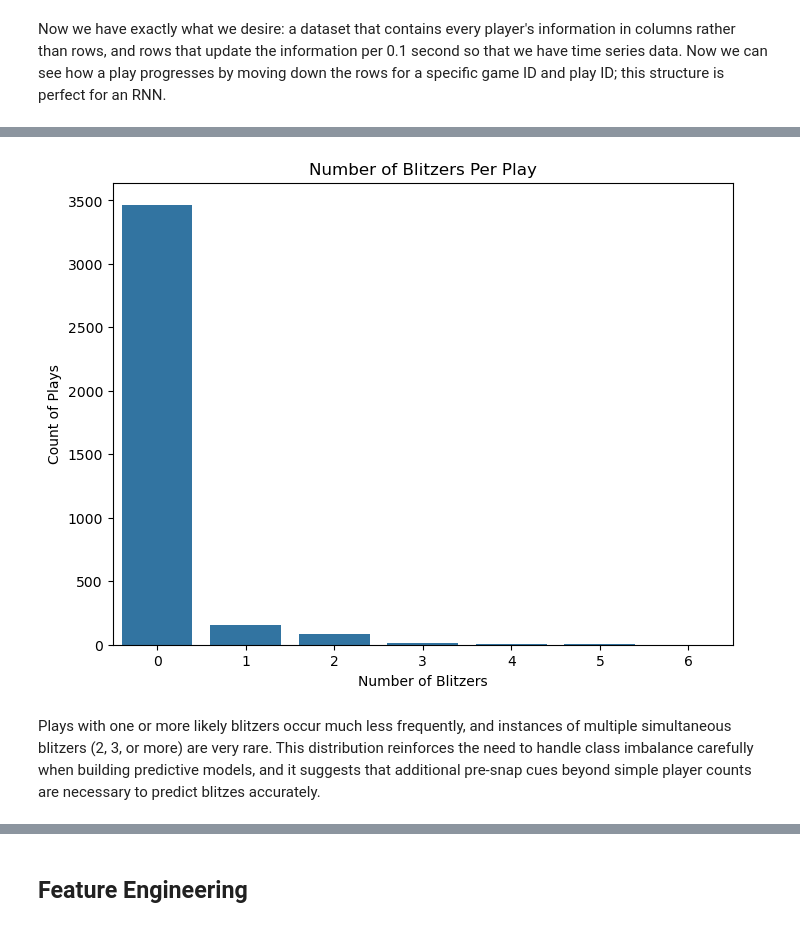
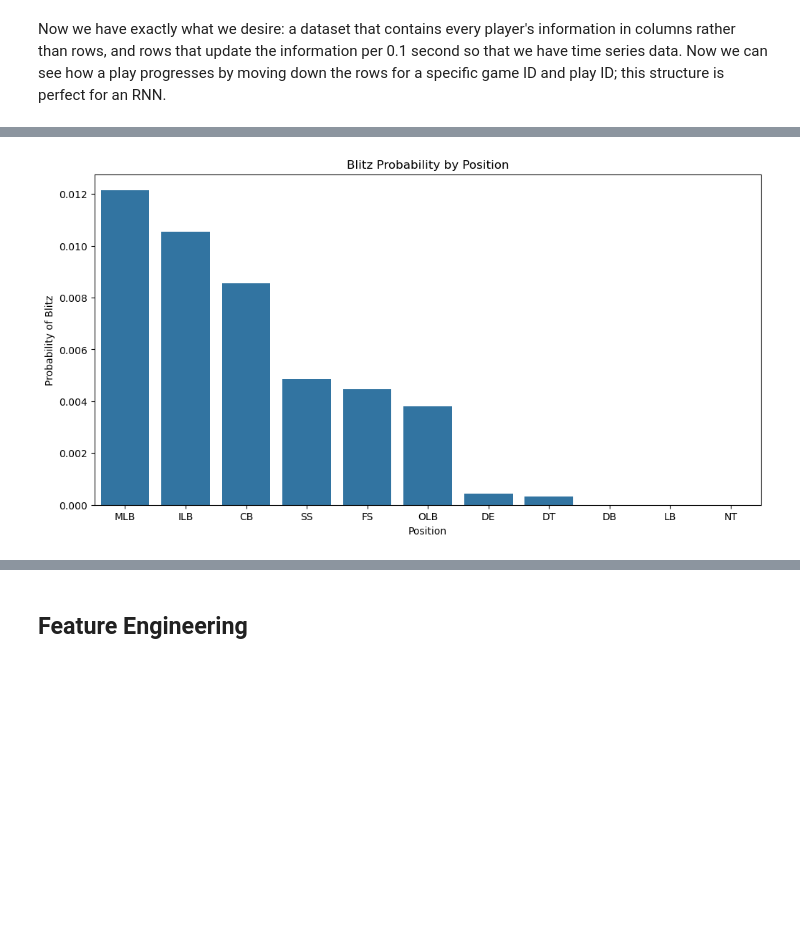
Before and after one commit to tgarity/blitzprediction, a Jupyter notebook: final_project.ipynb, the cells around one changed output, grey strips where cells are left out. Cells and saved outputs as stored; diff of their text form; code cells hidden in the pictures; blank space fills up the shorter version.

```diff
--- a/final_project.ipynb
+++ b/final_project.ipynb
@@ -619,11 +572,33 @@ plt.show()
-# %%
-plt.figure(figsize=(8,6))
-sns.countplot(data=blitzer_counts_by_play, x='isLikelyBlitzer')
-plt.title('Number of Blitzers Per Play')
-plt.xlabel('Number of Blitzers')
-plt.ylabel('Count of Plays')
-plt.show()
-# %% [output]
-[figure, removed]
-# %% [markdown]
-Plays with one or more likely blitzers occur much less frequently, and instances of multiple simultaneous blitzers (2, 3, or more) are very rare. This distribution reinforces the need to handle class imbalance carefully when building predictive models, and it suggests that additional pre-snap cues beyond simple player counts are necessary to predict blitzes accurately.
+# %%
+# define defensive positions
+defensive_positions = ['CB', 'S', 'FS', 'SS', 'NB', 'ILB', 'LB', 'OLB', 'DE', 'DT', 'NT', 'DB', 'MLB']
+
+# merge player positions
+snap_with_position = snap_tracking.merge(players_df[['nflId', 'position']], on='nflId', how='left')
+
+# filter to defenders only
+snap_with_position = snap_with_position[snap_with_position['position'].isin(defensive_positions)]
+
+# group and calculate blitz probability per position
+position_blitz_probs = (
+    snap_with_position.groupby('position')['isLikelyBlitzer']
+    .mean()
+    .sort_values(ascending=False)
+)
+
+# reset index to plot cleanly
+position_blitz_probs = position_blitz_probs.reset_index()
+
+plt.figure(figsize=(12,6))
+sns.barplot(
+    data=position_blitz_probs,
+    x='position',
+    y='isLikelyBlitzer',
+)
+
+plt.title('Blitz Probability by Position')
+plt.ylabel('Probability of Blitz')
+plt.xlabel('Position')
+plt.show()
+# %% [output]
+[figure, added]
```
Also changed, not shown: parts of 33 cells of this notebook.
